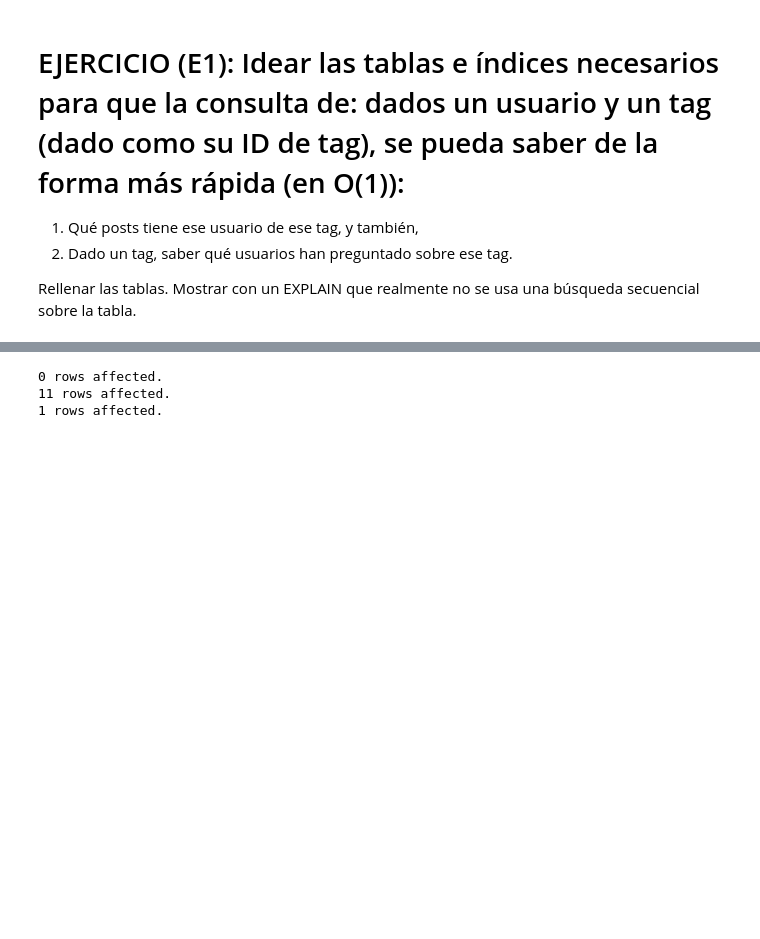
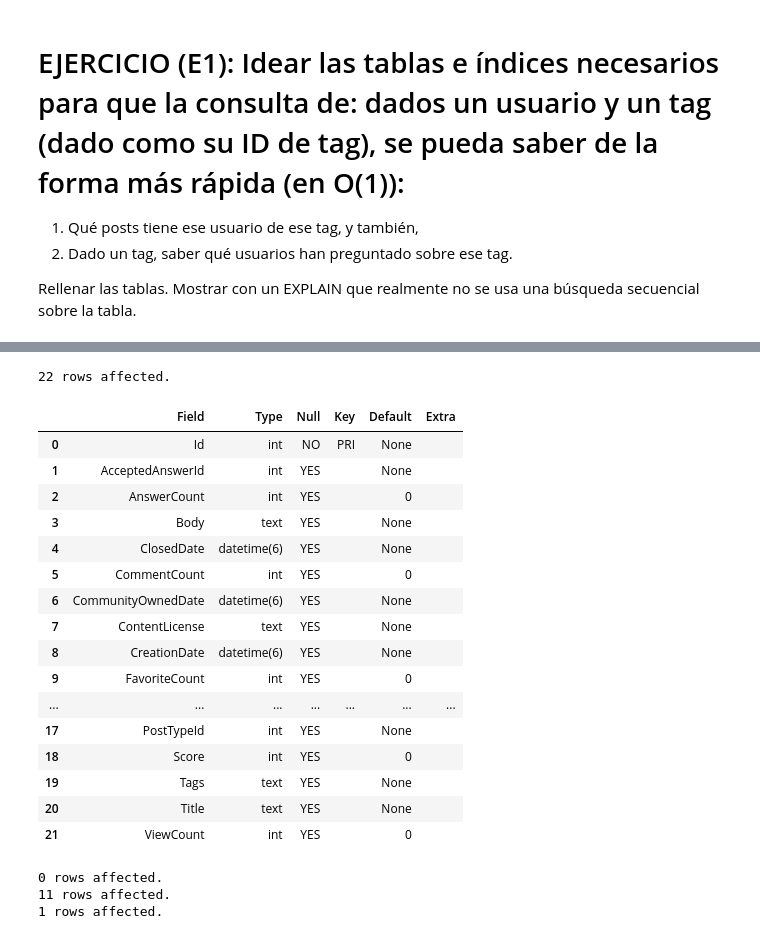
Before and after one commit to juanluserra/master_bigdata, a Jupyter notebook: BASES DE DATOS/Practicas/sesiones_sql/sesion2.ipynb, the cells around one changed output, grey strips where cells are left out. Cells and saved outputs as stored; diff of their text form; code cells hidden in the pictures; blank space fills up the shorter version.

```diff
--- a/BASES DE DATOS/Practicas/sesiones_sql/sesion2.ipynb
+++ b/BASES DE DATOS/Practicas/sesiones_sql/sesion2.ipynb
@@ -1040,3 +1133,27 @@ Rellenar las tablas. Mostrar con un EXPLAIN que realmente no se usa una búsqued
+# %%
+%%sql
+
+EXPLAIN postspart
+;
+# %% [output]
+22 rows affected.
+|  | Field | Type | Null | Key | Default | Extra |
+| 0 | Id | int | NO | PRI | None |  |
+| 1 | AcceptedAnswerId | int | YES |  | None |  |
+| 2 | AnswerCount | int | YES |  | 0 |  |
+| 3 | Body | text | YES |  | None |  |
+| 4 | ClosedDate | datetime(6) | YES |  | None |  |
+| 5 | CommentCount | int | YES |  | 0 |  |
+| 6 | CommunityOwnedDate | datetime(6) | YES |  | None |  |
+| 7 | ContentLicense | text | YES |  | None |  |
+| 8 | CreationDate | datetime(6) | YES |  | None |  |
+| 9 | FavoriteCount | int | YES |  | 0 |  |
+| ... | ... | ... | ... | ... | ... | ... |
+| 17 | PostTypeId | int | YES |  | None |  |
+| 18 | Score | int | YES |  | 0 |  |
+| 19 | Tags | text | YES |  | None |  |
+| 20 | Title | text | YES |  | None |  |
+| 21 | ViewCount | int | YES |  | 0 |  |
 # %%
 %%sql
 
```
Also changed, not shown: parts of 8 cells of this notebook.
